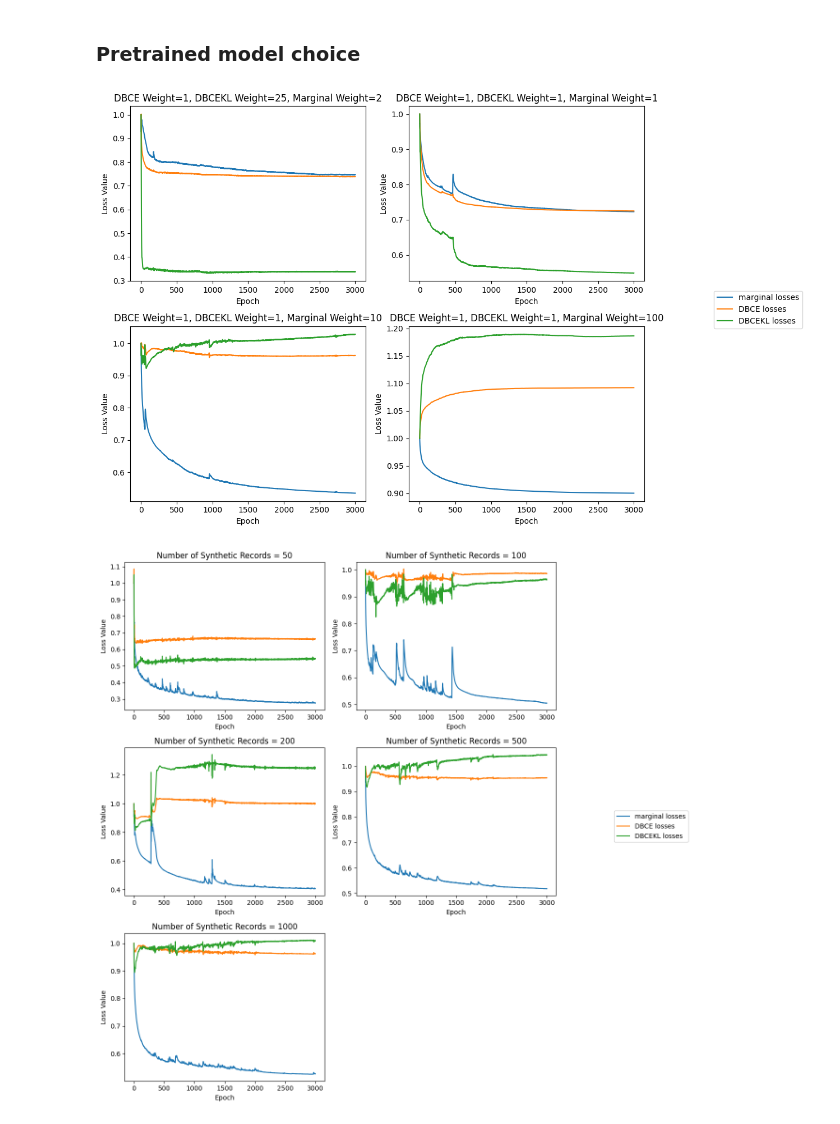
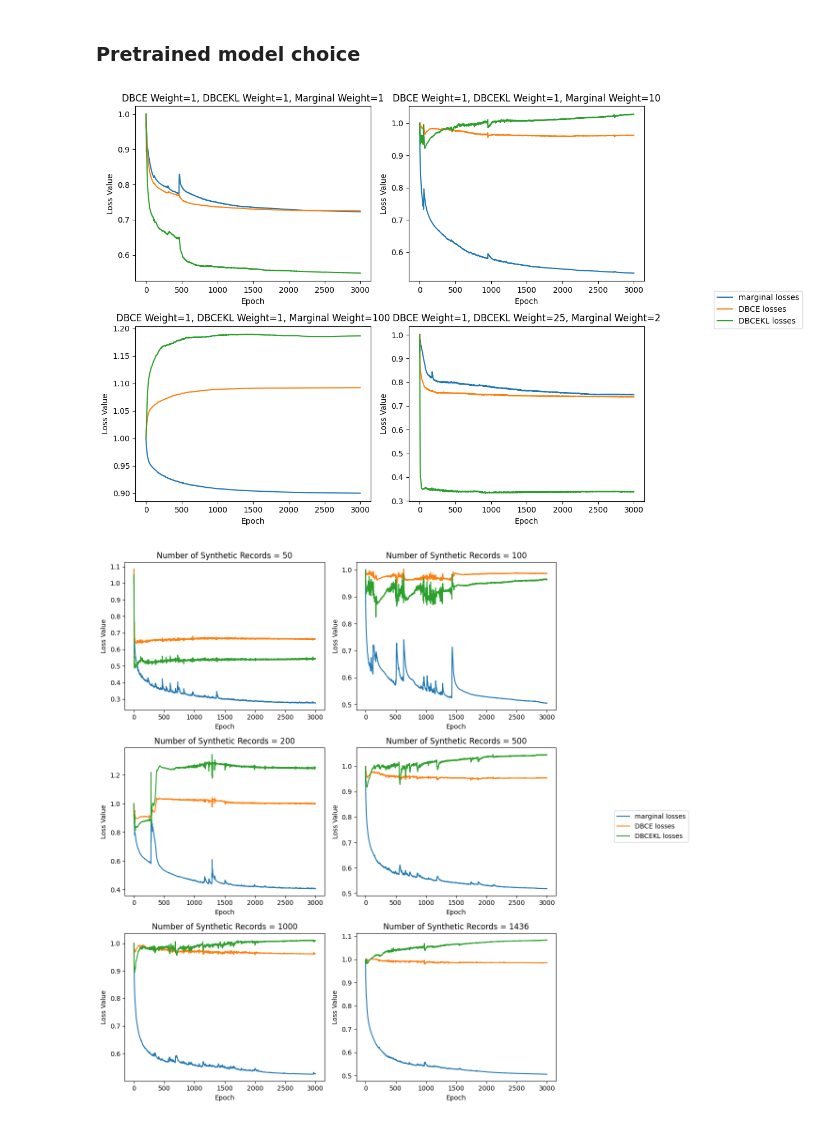
Before and after one commit to fabi-kb/GNN_Project, a Jupyter notebook: finetune_analysis.ipynb, the cells around one changed output. Saved outputs shown, nothing was run; the diff lists cells and outputs as text; code cells hidden in the pictures.

```diff
--- a/finetune_analysis.ipynb
+++ b/finetune_analysis.ipynb
@@ -732,18 +766,21 @@ def plot_npop_losses(losses, model_names, nrows=2, ncols=2, img_name=None):
     plt.show()
 # %%
 losses_dir = Path('/workspace/finetuned_models/losses')
-losses_jsons = ['finetuned_model_l25_h750_b2_g2_y21_final_1_1_1.json', 'finetuned_model_l25_h750_b2_g2_y21_final_1_1_10.json', 'finetuned_model_l25_h750_b2_g2_y21_final_1_1_100.json', 'finetuned_model_l25_h750_b2_g2_y21_final_1_25_2.json']
-# losses_jsons = [losses_dir/l for l in losses_jsons]
+losses_jsons = ['finetuned_model_l25_h750_b2_g2_y21_final_1_1_1.json',
+                'finetuned_model_l25_h750_b2_g2_y21_final_1_1_10.json',
+                'finetuned_model_l25_h750_b2_g2_y21_final_1_1_100.json',
+                'finetuned_model_l25_h750_b2_g2_y21_final_1_25_2.json']
+model_names = [m.removesuffix('.json') for m in losses_jsons]
 delaware_losses = {}
 for l in losses_jsons:
     with open(losses_dir / l, 'r') as f:
         delaware_losses[str(l).removesuffix('.json')] = json.load(f)
 
 model_names = [m.removesuffix('.pth') for m in model_names]
 
 plot_losses_in_grid(delaware_losses, model_names, nrows=2, ncols=2, img_name = 'loss_weights_delaware.png')
 # %% [output]
-[figure, old version]
+[figure, new version]
 # %%
 losses_dir = Path('/workspace/finetuned_models/losses')
 losses_jsons = [
@@ -752,6 +789,7 @@ losses_jsons = [
     'finetuned_model_l25_h750_b2_g2_y21_final_200.json',
     'finetuned_model_l25_h750_b2_g2_y21_final_500.json',
     'finetuned_model_l25_h750_b2_g2_y21_final_1000.json',
+    'finetuned_model_l25_h750_b2_g2_y21_final_1436.json'
     ]
 n_pop_losses = {}
 for l in losses_jsons:
@@ -762,4 +800,4 @@ model_names = [m.removesuffix('.json') for m in losses_jsons]
 
 plot_npop_losses(n_pop_losses, model_names, nrows=3, ncols=2, img_name = 'loss_weights_n_pop.png')
 # %% [output]
-[figure, old version]
+[figure, new version]
```
Also changed, not shown: parts of 10 cells of this notebook, 2 other files.
